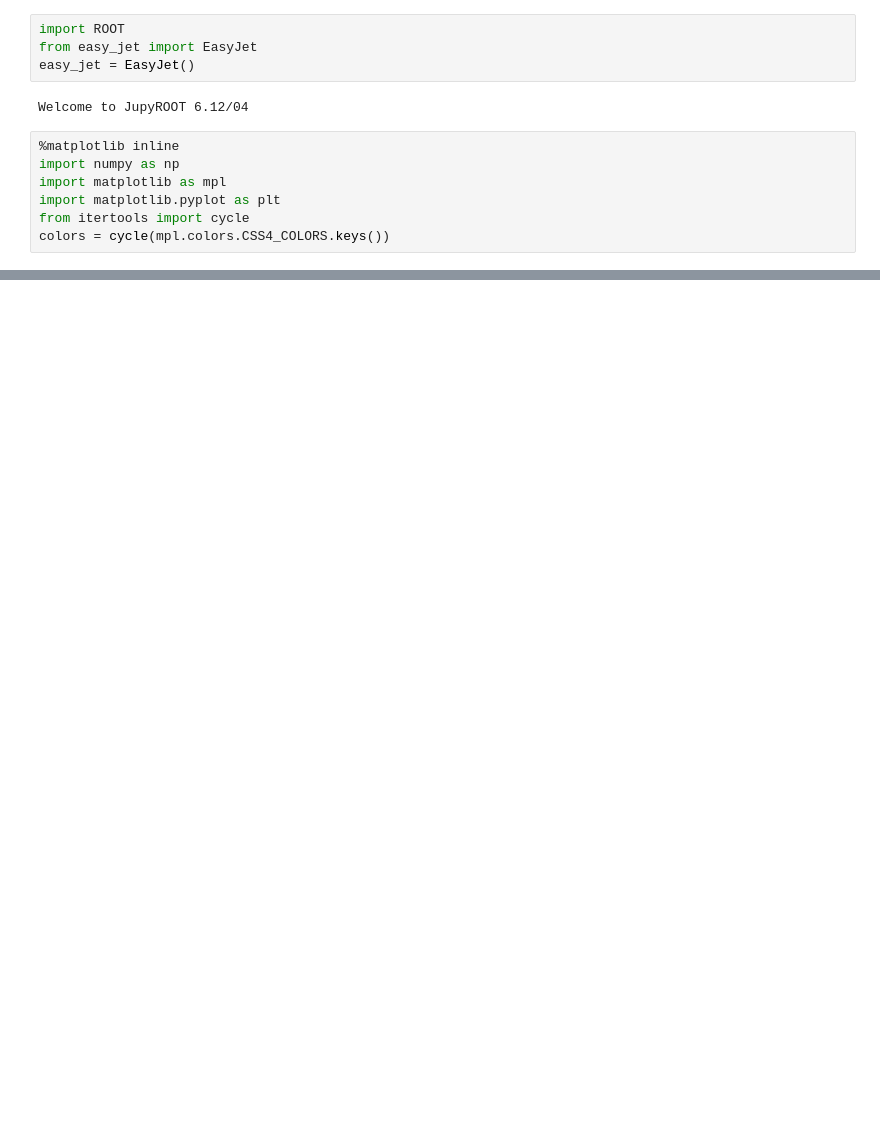
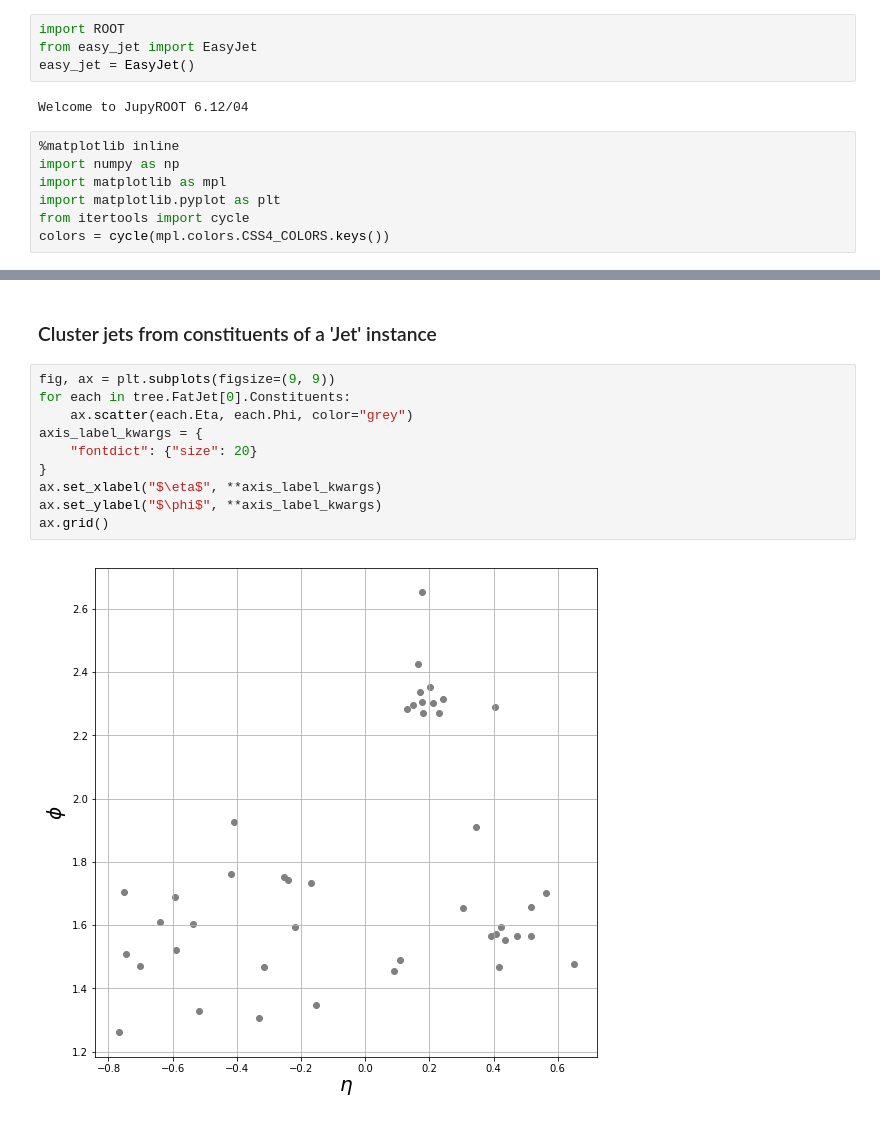
Before and after one commit to slowmoyang/Boosted, a Jupyter notebook: nb-EasyJet_example_0.ipynb, the cells around one changed output, grey strips where cells are left out. Cells and saved outputs as stored; diff of their text form; blank space fills up the shorter version.

Commit message:
Add a method to cluster jets from a 'Jet' instance

```diff
--- a/nb-EasyJet_example_0.ipynb
+++ b/nb-EasyJet_example_0.ipynb
@@ -39,0 +42,14 @@ ax.grid()
+# %% [markdown]
+### Cluster jets from constituents of a 'Jet' instance
+# %%
+fig, ax = plt.subplots(figsize=(9, 9))
+for each in tree.FatJet[0].Constituents:
+    ax.scatter(each.Eta, each.Phi, color="grey")
+axis_label_kwargs = {
+    "fontdict": {"size": 20}
+}
+ax.set_xlabel("$\eta$", **axis_label_kwargs)
+ax.set_ylabel("$\phi$", **axis_label_kwargs)
+ax.grid()
+# %% [output]
+[figure, added]
```
Also changed, not shown: parts of 6 cells of this notebook, 1 other file.
